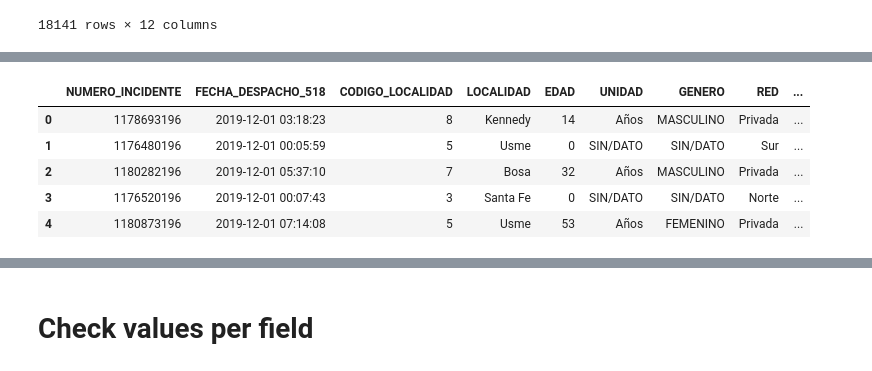
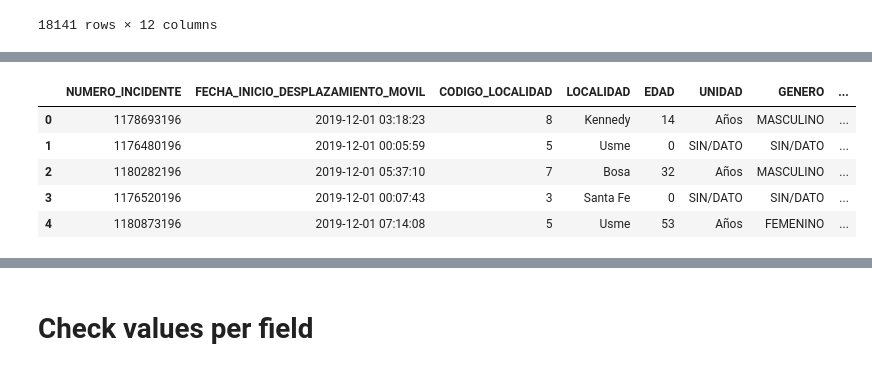
Before and after one commit to Rgalindo85/ESEIT_BigData, a Jupyter notebook: notebooks/0.2.jnarvaez-clean-and-concantenate.ipynb, the cells around one changed output, grey strips where cells are left out. Saved outputs shown, nothing was run; the diff lists cells and outputs as text; code cells hidden in the pictures.

```diff
--- a/notebooks/0.2.jnarvaez-clean-and-concantenate.ipynb
+++ b/notebooks/0.2.jnarvaez-clean-and-concantenate.ipynb
@@ -347,22 +349,23 @@ raw_data4.head()
 # %%
 # Don't let white spaces between headers to avoid errors during the pipeline
 # This is sometimes called a recipe for etl
 raw_data5.rename(
     columns = {
         'CODIGO DE LOCALIDAD'               : 'CODIGO_LOCALIDAD',
-        'CLASIFICACION FINAL'               : 'CLASIFICACION_FINAL'
+        'CLASIFICACION FINAL'               : 'CLASIFICACION_FINAL',
+        'FECHA_DESPACHO_518'                : 'FECHA_INICIO_DESPLAZAMIENTO_MOVIL',
     },
 #Sobreescriba sobre lo que se cargo en memoria
     inplace=True
 )
 raw_data5.head()
 # %% [output]
-|  | NUMERO_INCIDENTE | FECHA_DESPACHO_518 | CODIGO_LOCALIDAD | LOCALIDAD | EDAD | UNIDAD | GENERO | RED | ... |
-| 0 | 1178693196 | 2019-12-01 03:18:23 | 8 | Kennedy | 14 | Años | MASCULINO | Privada | ... |
-| 1 | 1176480196 | 2019-12-01 00:05:59 | 5 | Usme | 0 | SIN/DATO | SIN/DATO | Sur | ... |
-| 2 | 1180282196 | 2019-12-01 05:37:10 | 7 | Bosa | 32 | Años | MASCULINO | Privada | ... |
-| 3 | 1176520196 | 2019-12-01 00:07:43 | 3 | Santa Fe | 0 | SIN/DATO | SIN/DATO | Norte | ... |
-| 4 | 1180873196 | 2019-12-01 07:14:08 | 5 | Usme | 53 | Años | FEMENINO | Privada | ... |
+|  | NUMERO_INCIDENTE | FECHA_INICIO_DESPLAZAMIENTO_MOVIL | CODIGO_LOCALIDAD | LOCALIDAD | EDAD | UNIDAD | GENERO | ... |
+| 0 | 1178693196 | 2019-12-01 03:18:23 | 8 | Kennedy | 14 | Años | MASCULINO | ... |
+| 1 | 1176480196 | 2019-12-01 00:05:59 | 5 | Usme | 0 | SIN/DATO | SIN/DATO | ... |
+| 2 | 1180282196 | 2019-12-01 05:37:10 | 7 | Bosa | 32 | Años | MASCULINO | ... |
+| 3 | 1176520196 | 2019-12-01 00:07:43 | 3 | Santa Fe | 0 | SIN/DATO | SIN/DATO | ... |
+| 4 | 1180873196 | 2019-12-01 07:14:08 | 5 | Usme | 53 | Años | FEMENINO | ... |
 # %%
 # Don't let white spaces between headers to avoid errors during the pipeline
 # This is sometimes called a recipe for etl
```
Also changed, not shown: parts of 29 cells of this notebook.
